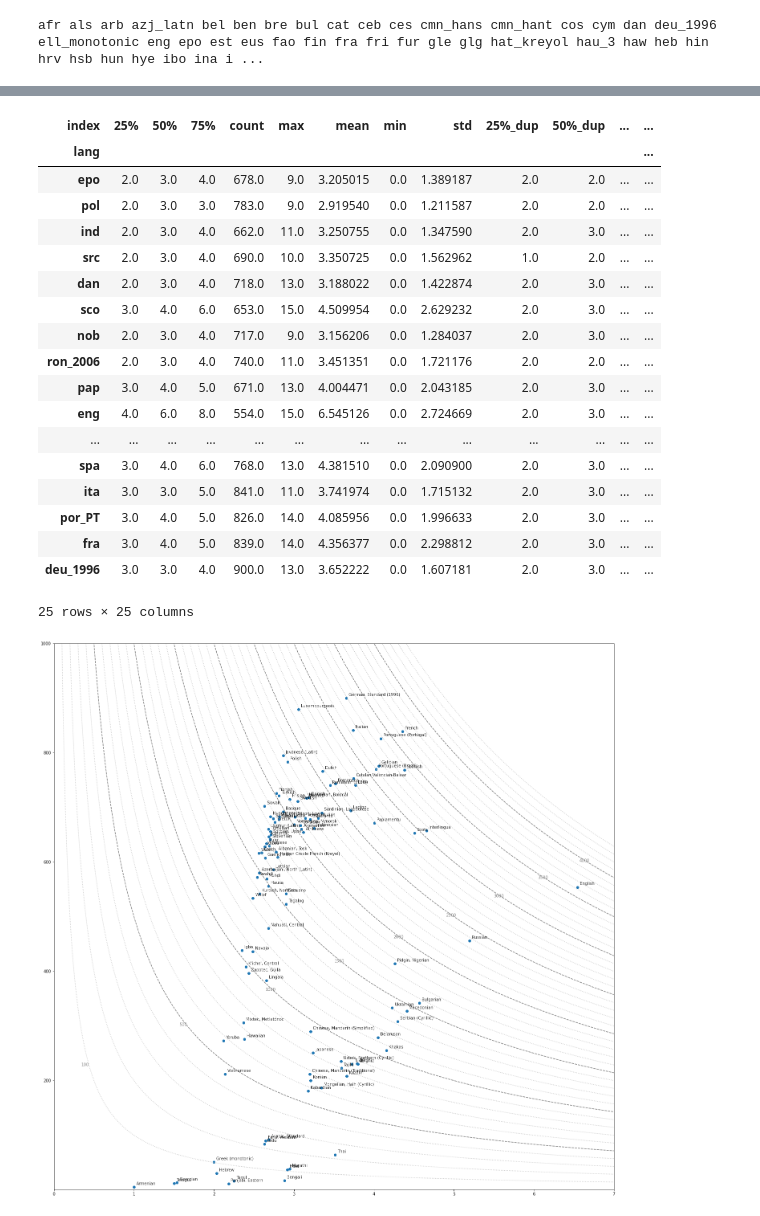
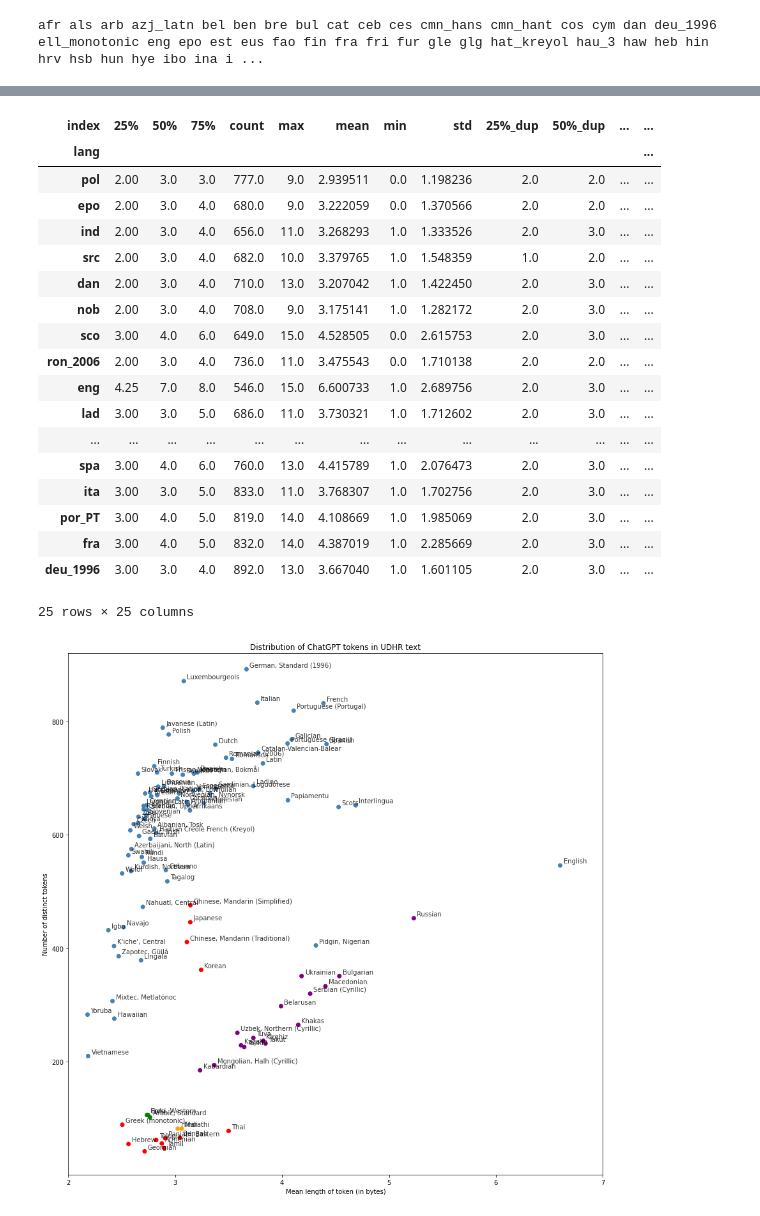
Before and after one commit to kebuhcah/openai-notebooks, a Jupyter notebook: tokenizers.ipynb, the cells around one changed output, grey strips where cells are left out. Cells and saved outputs as stored; diff of their text form; code cells hidden in the pictures.

```diff
--- a/tokenizers.ipynb
+++ b/tokenizers.ipynb
@@ -33,15 +33,16 @@ def loadUdhrFile(filename):
     with open(filename) as f:
         tree = etree.parse(f)
 
-    text = '\n'.join((lambda x: [x.text] if x is not None else [])(tree.find('{http://www.unicode.org/udhr}title')) +
+    text = ' '.join((lambda x: [x.text] if x is not None else [])(tree.find('{http://www.unicode.org/udhr}title')) +
         [p.text for p in tree.find('{http://www.unicode.org/udhr}preamble').findall('.//{http://www.unicode.org/udhr}para') if p.text] +
         [p.text for article in tree.findall('{http://www.unicode.org/udhr}article')
                 for p in article.findall('.//{http://www.unicode.org/udhr}para') if p.text])
 
     token_codes = encoding.encode(text)
-    df = pd.DataFrame({'decoded': [encoding.decode([token]) for token in token_codes]})
+    df = pd.DataFrame({'decoded': [encoding.decode([token]) for token in token_codes], 'encoded': token_codes})
     df['length'] = df['decoded'].str.strip().str.len()
     df['byte_length'] = df['decoded'].apply(lambda d: len(d.strip().encode('utf-8')))
+    df['language'] = language
 
     language_names[language] = tree.getroot().get('n')
     scripts[language] = tree.getroot().get('iso15924')
@@ -84,4 +80,4 @@ dtype: int64
 # %%
-lang = 'haw'
+lang = 'hau_3'
 token_dfs[lang][token_dfs[lang]['byte_length'] > 3]['decoded'].apply(lambda s: f"|{s}|").value_counts()[:25]
 # %% [output]
@@ -135,45 +131,51 @@ TokenStatsByLanguage.sort_values('count_long')[-25:]
 # %% [output]
 | index | 25% | 50% | 75% | count | max | mean | min | std | 25%_dup | 50%_dup | ... | ... |
 | lang |  |  |  |  |  |  |  |  |  |  |  | ... |
-| epo | 2.0 | 3.0 | 4.0 | 678.0 | 9.0 | 3.205015 | 0.0 | 1.389187 | 2.0 | 2.0 | ... | ... |
-| pol | 2.0 | 3.0 | 3.0 | 783.0 | 9.0 | 2.919540 | 0.0 | 1.211587 | 2.0 | 2.0 | ... | ... |
-| ind | 2.0 | 3.0 | 4.0 | 662.0 | 11.0 | 3.250755 | 0.0 | 1.347590 | 2.0 | 3.0 | ... | ... |
-| src | 2.0 | 3.0 | 4.0 | 690.0 | 10.0 | 3.350725 | 0.0 | 1.562962 | 1.0 | 2.0 | ... | ... |
-| dan | 2.0 | 3.0 | 4.0 | 718.0 | 13.0 | 3.188022 | 0.0 | 1.422874 | 2.0 | 3.0 | ... | ... |
-| sco | 3.0 | 4.0 | 6.0 | 653.0 | 15.0 | 4.509954 | 0.0 | 2.629232 | 2.0 | 3.0 | ... | ... |
-| nob | 2.0 | 3.0 | 4.0 | 717.0 | 9.0 | 3.156206 | 0.0 | 1.284037 | 2.0 | 3.0 | ... | ... |
-| ron_2006 | 2.0 | 3.0 | 4.0 | 740.0 | 11.0 | 3.451351 | 0.0 | 1.721176 | 2.0 | 2.0 | ... | ... |
-| pap | 3.0 | 4.0 | 5.0 | 671.0 | 13.0 | 4.004471 | 0.0 | 2.043185 | 2.0 | 3.0 | ... | ... |
-| eng | 4.0 | 6.0 | 8.0 | 554.0 | 15.0 | 6.545126 | 0.0 | 2.724669 | 2.0 | 3.0 | ... | ... |
+| pol | 2.00 | 3.0 | 3.0 | 777.0 | 9.0 | 2.939511 | 0.0 | 1.198236 | 2.0 | 2.0 | ... | ... |
+| epo | 2.00 | 3.0 | 4.0 | 680.0 | 9.0 | 3.222059 | 0.0 | 1.370566 | 2.0 | 2.0 | ... | ... |
+| ind | 2.00 | 3.0 | 4.0 | 656.0 | 11.0 | 3.268293 | 1.0 | 1.333526 | 2.0 | 3.0 | ... | ... |
+| src | 2.00 | 3.0 | 4.0 | 682.0 | 10.0 | 3.379765 | 1.0 | 1.548359 | 1.0 | 2.0 | ... | ... |
+| dan | 2.00 | 3.0 | 4.0 | 710.0 | 13.0 | 3.207042 | 1.0 | 1.422450 | 2.0 | 3.0 | ... | ... |
+| nob | 2.00 | 3.0 | 4.0 | 708.0 | 9.0 | 3.175141 | 1.0 | 1.282172 | 2.0 | 3.0 | ... | ... |
+| sco | 3.00 | 4.0 | 6.0 | 649.0 | 15.0 | 4.528505 | 0.0 | 2.615753 | 2.0 | 3.0 | ... | ... |
+| ron_2006 | 2.00 | 3.0 | 4.0 | 736.0 | 11.0 | 3.475543 | 0.0 | 1.710138 | 2.0 | 2.0 | ... | ... |
+| eng | 4.25 | 7.0 | 8.0 | 546.0 | 15.0 | 6.600733 | 1.0 | 2.689756 | 2.0 | 3.0 | ... | ... |
+| lad | 3.00 | 3.0 | 5.0 | 686.0 | 11.0 | 3.730321 | 1.0 | 1.712602 | 2.0 | 3.0 | ... | ... |
 | ... | ... | ... | ... | ... | ... | ... | ... | ... | ... | ... | ... | ... |
-| spa | 3.0 | 4.0 | 6.0 | 768.0 | 13.0 | 4.381510 | 0.0 | 2.090900 | 2.0 | 3.0 | ... | ... |
-| ita | 3.0 | 3.0 | 5.0 | 841.0 | 11.0 | 3.741974 | 0.0 | 1.715132 | 2.0 | 3.0 | ... | ... |
-| por_PT | 3.0 | 4.0 | 5.0 | 826.0 | 14.0 | 4.085956 | 0.0 | 1.996633 | 2.0 | 3.0 | ... | ... |
-| fra | 3.0 | 4.0 | 5.0 | 839.0 | 14.0 | 4.356377 | 0.0 | 2.298812 | 2.0 | 3.0 | ... | ... |
-| deu_1996 | 3.0 | 3.0 | 4.0 | 900.0 | 13.0 | 3.652222 | 0.0 | 1.607181 | 2.0 | 3.0 | ... | ... |
+| spa | 3.00 | 4.0 | 6.0 | 760.0 | 13.0 | 4.415789 | 1.0 | 2.076473 | 2.0 | 3.0 | ... | ... |
+| ita | 3.00 | 3.0 | 5.0 | 833.0 | 11.0 | 3.768307 | 1.0 | 1.702756 | 2.0 | 3.0 | ... | ... |
+| por_PT | 3.00 | 4.0 | 5.0 | 819.0 | 14.0 | 4.108669 | 1.0 | 1.985069 | 2.0 | 3.0 | ... | ... |
+| fra | 3.00 | 4.0 | 5.0 | 832.0 | 14.0 | 4.387019 | 1.0 | 2.285669 | 2.0 | 3.0 | ... | ... |
+| deu_1996 | 3.00 | 3.0 | 4.0 | 892.0 | 13.0 | 3.667040 | 1.0 | 1.601105 | 2.0 | 3.0 | ... | ... |
 25 rows × 25 columns
 # %%
-fig, ax = plt.subplots(figsize=(25,25))
+fig, ax = plt.subplots(figsize=(15,15))
 
-ax.scatter(TokenStatsByLanguage['mean'], TokenStatsByLanguage['count'])
-ax.set_xlim([0,7])
-ax.set_ylim([1, 1000])
+ax.scatter(TokenStatsByLanguage['mean'], TokenStatsByLanguage['count'],
+           c=[{'Latn': 'steelblue', 'Cyrl': 'purple', 'Arab': 'green', 'Deva': 'orange'}.get(scripts[lang], 'red') for lang in TokenStatsByLanguage.index])
+ax.set_xlim([2,7])
+ax.set_ylim([1, 920])
+
+ax.set_xlabel('Mean length of token (in bytes)')
+ax.set_ylabel('Number of distinct tokens')
+ax.set_title('Distribution of ChatGPT tokens in UDHR text')
 
 for i, code in enumerate(TokenStatsByLanguage.index):
     ax.annotate(language_names[code], (TokenStatsByLanguage['mean'][i] + 0.03, TokenStatsByLanguage['count'][i]+4), alpha=0.8)
 
-x = np.arange(0.001, 8, 0.001)
-for param in range(100, 4500, 100):
-    ax.plot(x, param/x, color='silver', ls=':')
-for param in [500, 1000, 1500, 2000, 2500, 3000, 3500, 4000]:
-    ax.plot(x, param/x, color='grey', ls='--')
+if False:
+    x = np.arange(0.001, 8, 0.001)
+    for param in range(100, 4500, 100):
+        ax.plot(x, param/x, color='silver', ls=':')
+    for param in [500, 1000, 1500, 2000, 2500, 3000, 3500, 4000]:
+        ax.plot(x, param/x, color='grey', ls='--')
 
 
-N = np.asarray([100, 500, 1000, 1500, 2000, 2500, 3000, 3500, 4000])
-x = (np.sqrt(40000 + N * 240) - 200) / 120
-y = N / x
+    N = np.asarray([100, 500, 1000, 1500, 2000, 2500, 3000, 3500, 4000])
+    x = (np.sqrt(40000 + N * 240) - 200) / 120
+    y = N / x
 
-for i in range(len(N)):
-    ax.annotate(str(N[i]), (x[i] - 0.1, y[i]), color='grey')
+    for i in range(len(N)):
+        ax.annotate(str(N[i]), (x[i] - 0.1, y[i]), color='grey')
 # %% [output]
-[figure, old version]
+[figure, new version]
```
Also changed, not shown: parts of 8 cells of this notebook.
